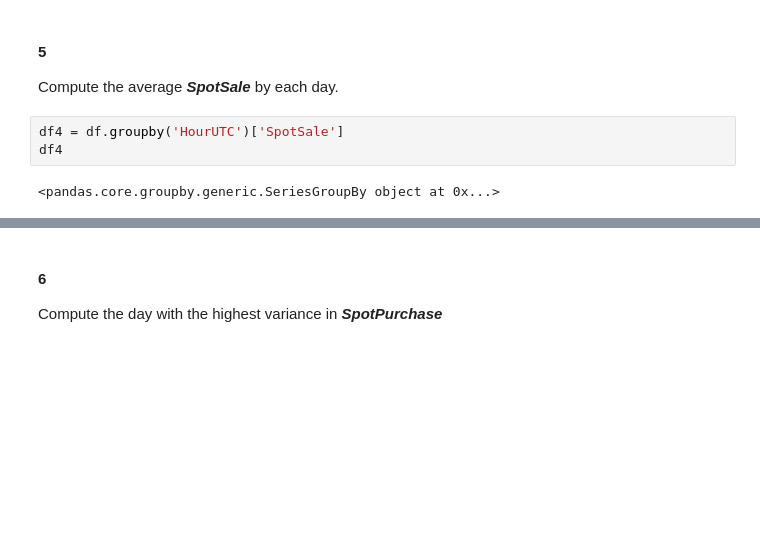
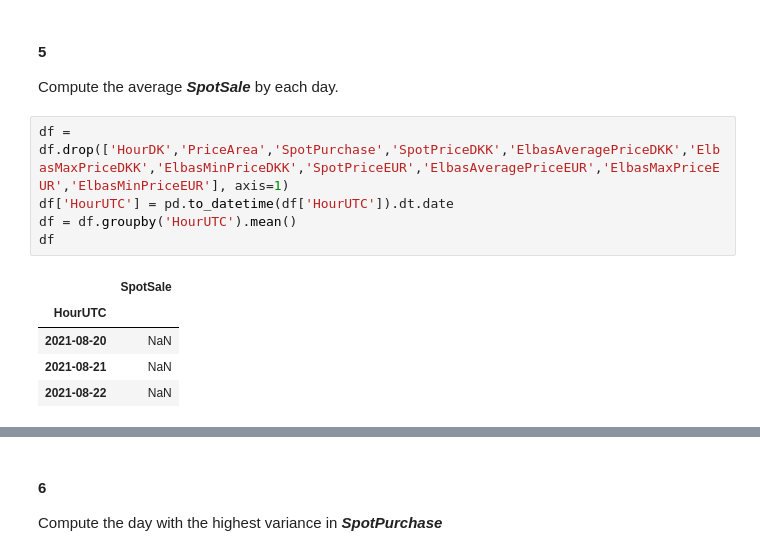
Before and after one commit to Ananassio/Data-Minig-Lab, a Jupyter notebook: Week_2/Assingment_2.1.ipynb, the cells around one changed output, grey strips where cells are left out. Saved outputs shown, nothing was run; the diff lists cells and outputs as text; blank space fills up the shorter version.

```diff
--- a/Week_2/Assingment_2.1.ipynb
+++ b/Week_2/Assingment_2.1.ipynb
@@ -196,8 +198,14 @@ df.describe()
 # %% [markdown]
 #### 5
 Compute the average ***SpotSale*** by each day.
-# %%
-df4 = df.groupby('HourUTC')['SpotSale']
-df4
-# %% [output]
-<pandas.core.groupby.generic.SeriesGroupBy object at 0x...>
+# %%
+df = df.drop(['HourDK','PriceArea','SpotPurchase','SpotPriceDKK','ElbasAveragePriceDKK','ElbasMaxPriceDKK','ElbasMinPriceDKK','SpotPriceEUR','ElbasAveragePriceEUR','ElbasMaxPriceEUR','ElbasMinPriceEUR'], axis=1)
+df['HourUTC'] = pd.to_datetime(df['HourUTC']).dt.date
+df = df.groupby('HourUTC').mean()
+df
+# %% [output]
+|  | SpotSale |
+| HourUTC |  |
+| 2021-08-20 | NaN |
+| 2021-08-21 | NaN |
+| 2021-08-22 | NaN |
```
Also changed, not shown: parts of 7 cells of this notebook.
